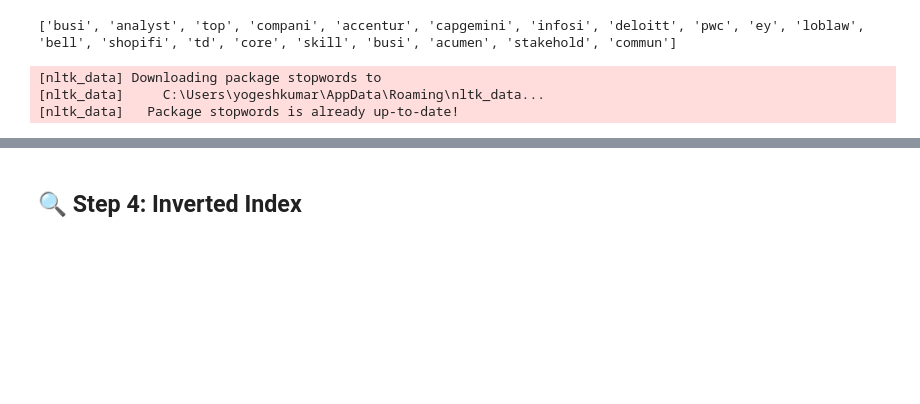
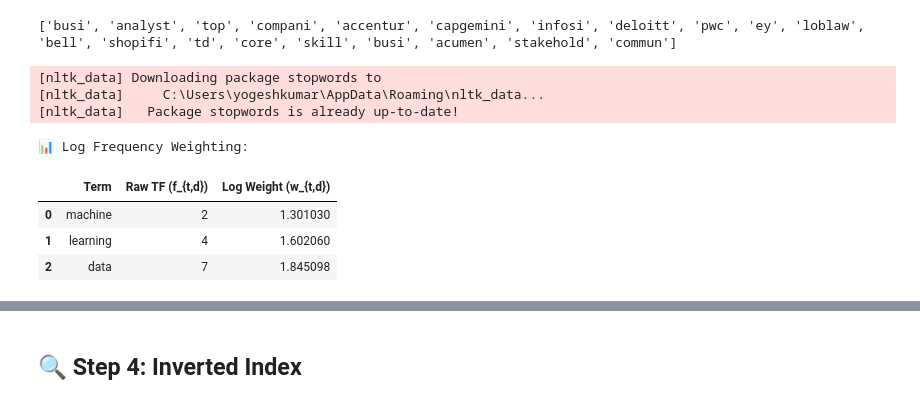
Before and after one commit to theRedeemer997/IRBasics-VectorSpaceProximity-workshop, a Jupyter notebook: IRBasics_VectorSpaceProximity.ipynb, the cells around one changed output, grey strips where cells are left out. Cells and saved outputs as stored; diff of their text form; code cells hidden in the pictures; blank space fills up the shorter version.

```diff
--- a/IRBasics_VectorSpaceProximity.ipynb
+++ b/IRBasics_VectorSpaceProximity.ipynb
@@ -155,3 +155,38 @@ print(norm_tokens[:20])
 [nltk_data] Downloading package stopwords to
 [nltk_data]     C:\Users\yogeshkumar\AppData\Roaming\nltk_data...
 [nltk_data]   Package stopwords is already up-to-date!
+# %%
+# 📘 Example: Log Frequency Weighting
+
+import pandas as pd
+import numpy as np
+from collections import Counter
+
+# Sample document with varying term frequencies
+doc = "machine learning data data data learning learning learning machine data data data data"
+
+# Tokenize and count raw term frequencies
+tokens = doc.lower().split()
+raw_tf = Counter(tokens)
+
+# Compute log frequency weights
+log_weighted_tf = {
+    term: 1 + np.log10(freq) if freq > 0 else 0
+    for term, freq in raw_tf.items()
+}
+
+# Build and display the result as a DataFrame
+df = pd.DataFrame({
+    "Term": raw_tf.keys(),
+    "Raw TF (f_{t,d})": raw_tf.values(),
+    "Log Weight (w_{t,d})": log_weighted_tf.values()
+})
+
+print("📊 Log Frequency Weighting:")
+display(df)
+# %% [output]
+📊 Log Frequency Weighting:
+|  | Term | Raw TF (f_{t,d}) | Log Weight (w_{t,d}) |
+| 0 | machine | 2 | 1.301030 |
+| 1 | learning | 4 | 1.602060 |
+| 2 | data | 7 | 1.845098 |
```
Also changed, not shown: parts of 5 cells of this notebook.
